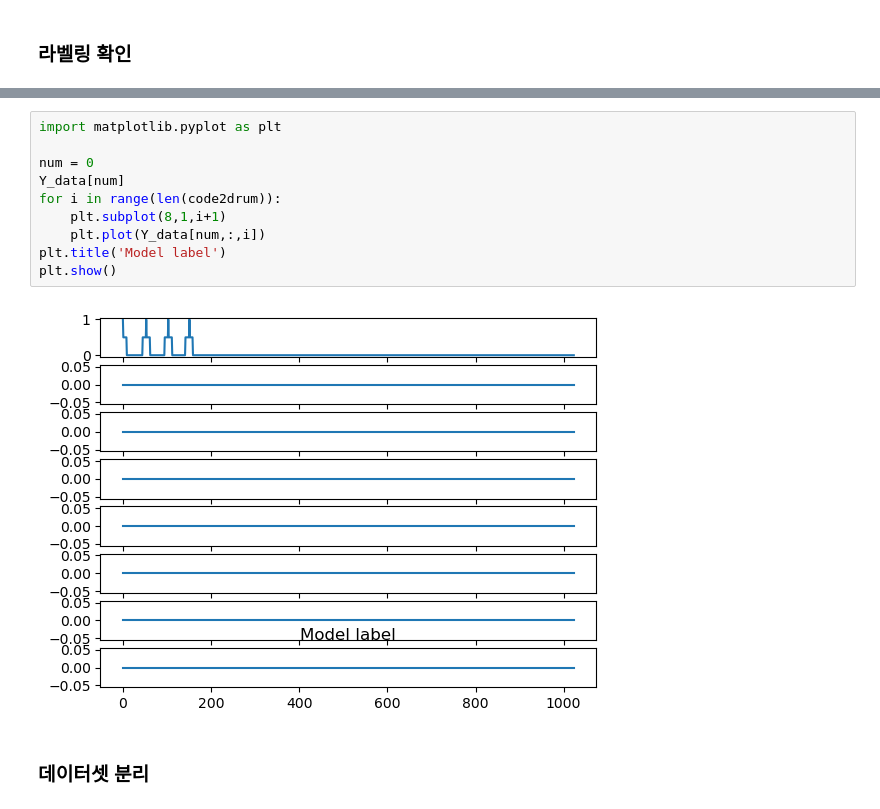
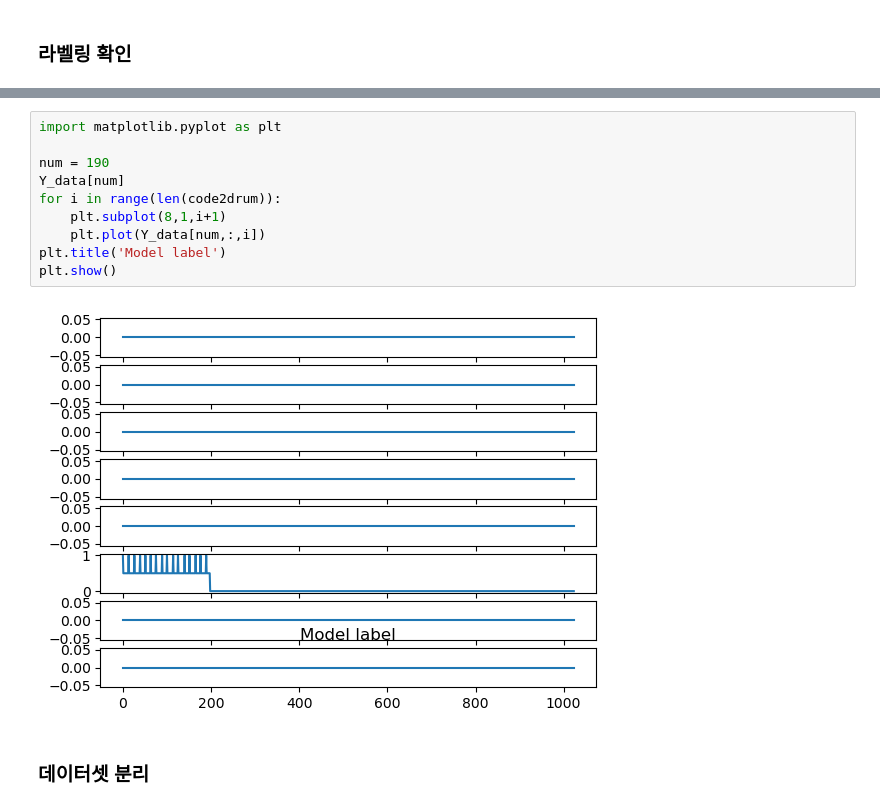
Before and after one commit to DoongDoongMaster/auto-drum-transcription, a Jupyter notebook: notebooks/drum_classification_sequence.ipynb, the cells around one changed output, grey strips where cells are left out. Drawn from its saved outputs; the diff is of its cells as text.

```diff
--- a/notebooks/drum_classification_sequence.ipynb
+++ b/notebooks/drum_classification_sequence.ipynb
@@ -518,15 +536,15 @@ Y_data
 # %%
 import matplotlib.pyplot as plt
 
-num = 0
+num = 190
 Y_data[num]
 for i in range(len(code2drum)):
     plt.subplot(8,1,i+1)
     plt.plot(Y_data[num,:,i])
 plt.title('Model label')
 plt.show()
 # %% [output]
-[figure, old version]
+[figure, new version]
 # %% [markdown]
 ### 데이터셋 분리
 # %%
```
Also changed, not shown: parts of 4 cells of this notebook, 7 other files.
